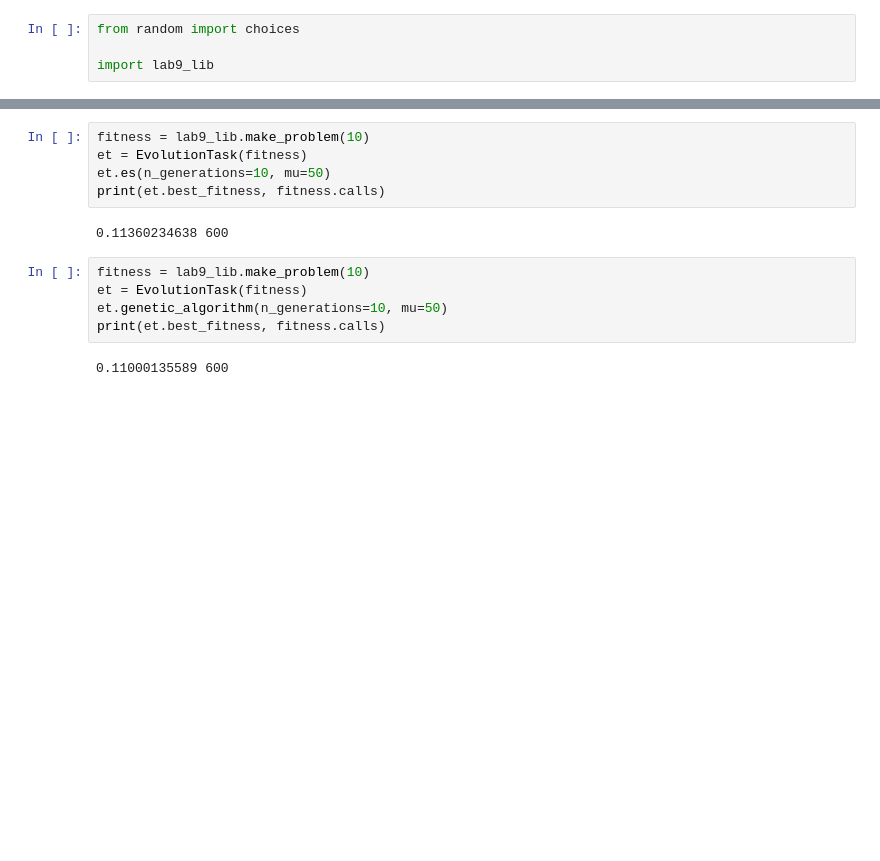
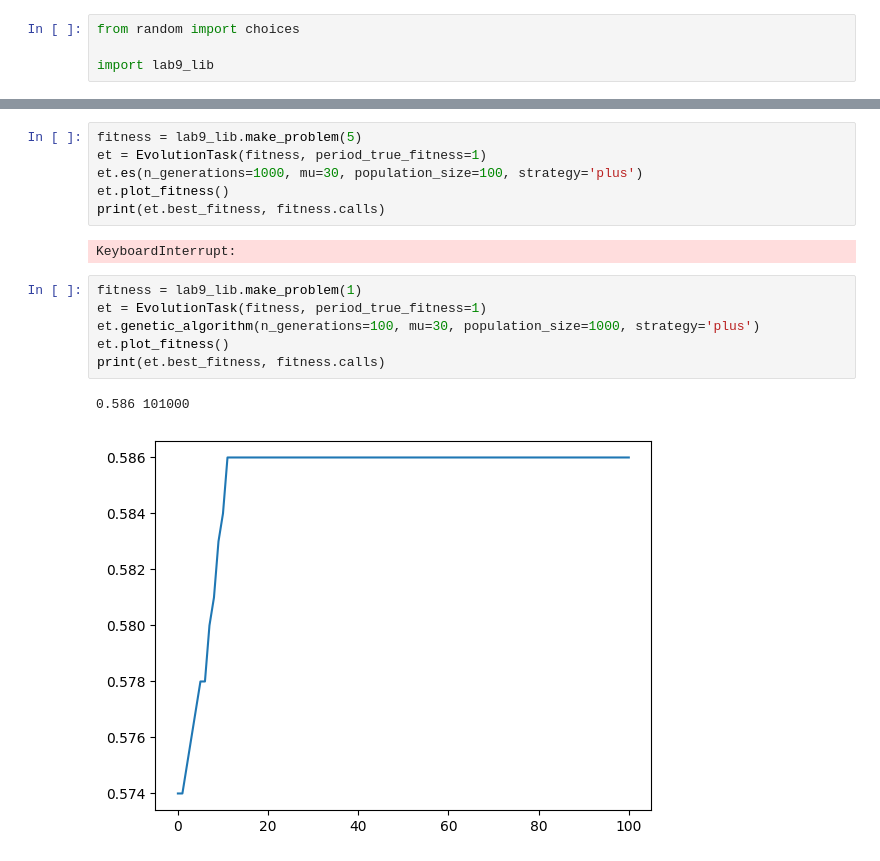
Before and after one commit to AlbertoForesti/computational_intelligence, a Jupyter notebook: Lab9/lab9.ipynb, the cells around one changed output, grey strips where cells are left out. Drawn from its saved outputs; the diff is of its cells as text; blank space fills up the shorter version.

```diff
--- a/Lab9/lab9.ipynb
+++ b/Lab9/lab9.ipynb
@@ -260,17 +302,20 @@ class EvolutionTask:
     def fitness_calls(self) -> int:
         return self.fitness.calls
 # %%
-fitness = lab9_lib.make_problem(10)
-et = EvolutionTask(fitness)
-et.es(n_generations=10, mu=50)
+fitness = lab9_lib.make_problem(5)
+et = EvolutionTask(fitness, period_true_fitness=1)
+et.es(n_generations=1000, mu=30, population_size=100, strategy='plus')
+et.plot_fitness()
 print(et.best_fitness, fitness.calls)
 # %% [output]
-0.11360234638 600
+KeyboardInterrupt:
 # %%
-fitness = lab9_lib.make_problem(10)
-et = EvolutionTask(fitness)
-et.genetic_algorithm(n_generations=10, mu=50)
+fitness = lab9_lib.make_problem(1)
+et = EvolutionTask(fitness, period_true_fitness=1)
+et.genetic_algorithm(n_generations=100, mu=30, population_size=1000, strategy='plus')
+et.plot_fitness()
 print(et.best_fitness, fitness.calls)
 # %% [output]
-0.11000135589 600
+0.586 101000
+[figure, added]
 # %%
```
Also changed, not shown: parts of 3 cells of this notebook.
